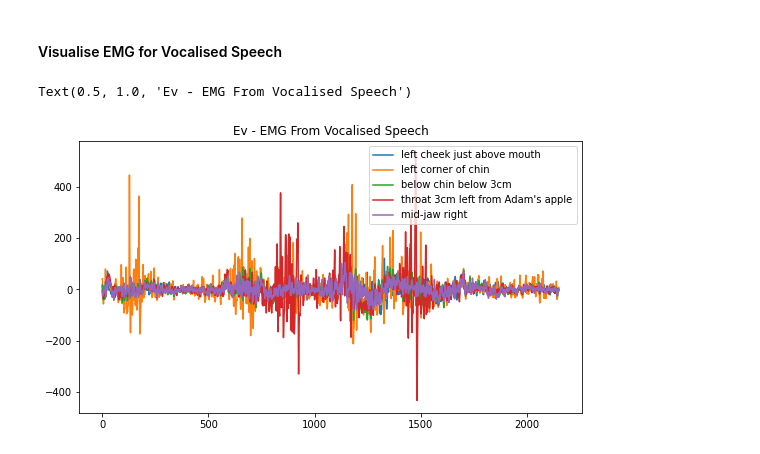
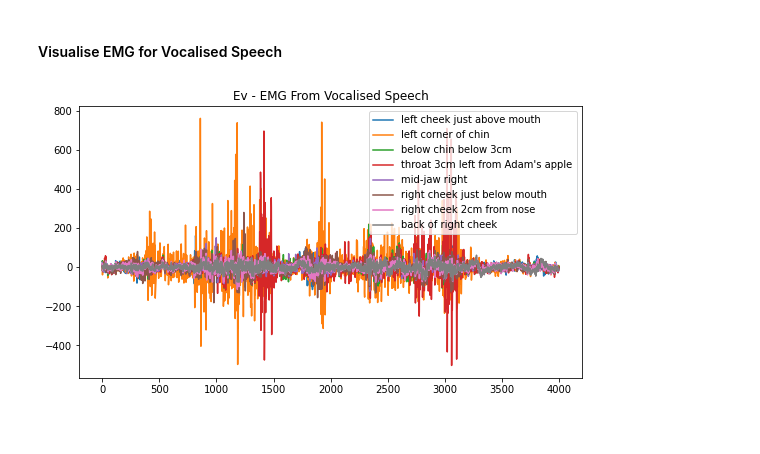
Before and after one commit to MiscellaneousStuff/silent_speech_analysis, a Jupyter notebook: dgaddy_analysis.ipynb, the cells around one changed output. Drawn from its saved outputs; the diff is of its cells as text; code cells hidden in the pictures.

Commit message:
Visualise Ev and Es recording for same sentence

```diff
--- a/dgaddy_analysis.ipynb
+++ b/dgaddy_analysis.ipynb
@@ -114,7 +114,7 @@ are calculated by the authors. Hopefully this is easy to resolve.
 # %% [markdown]
 #### Extract Dataset Information
 # %%
-#%cd silent_speech_analysis
+%cd ..
 !pwd
 
 import os, json, glob
@@ -133,6 +133,7 @@ def vocab_info(data_dir):
         cur_fname = os.path.join(data_dir, fname)
         with open(cur_fname) as f:
             info = json.loads(f.read())
+            info["recording_id"] = os.path.basename(cur_fname).split("_")[0]
             infos.append(info)
     return infos
 
@@ -385,7 +410,8 @@ def load_utterance(base_dir, index, limit_length=False, debug=False, text_align_
         emg[:,int(c)] = 0
         emg_orig[:,int(c)] = 0
 
-    emg_features = get_emg_features(emg, debug=True)
+    # emg_features = get_emg_features(emg, debug=True)
+    emg_features = get_emg_features(emg)
 
     mfccs, audio_discrete = load_audio(os.path.join(base_dir, f'{index}_audio_clean.flac'),
             max_frames=min(emg_features.shape[0], 800 if limit_length else float('inf')))
@@ -428,30 +472,9 @@ utterance
+# %%
+# Utterance format: mfccs, audio_discrete, emg_features, text, (book, sentence_index), phonemes, emg_orig
+
+# Load Ev mode EMG data
+voiced_utterance = load_utterance(voiced_dir, recording_idx)
 # %%
-fig, ax = plt.subplots()
-fig.set_size_inches(9, 5)
-
-emg_channel_labels = """left cheek just above mouth
-left corner of chin
-below chin below 3cm
-throat 3cm left from Adam's apple
-mid-jaw right
-right cheek just below mouth
-right cheek 2cm from nose
-back of right cheek""".split("\n")
-
-start_idx = 0
-end_idx = 8
-
-raw_emg = utterance[-1]
-channels = [raw_emg[:, i] for i in range(raw_emg.shape[1])]
-
-ignore_channels = [5, 6, 7]
-for i in range(start_idx, end_idx):
-    if i not in ignore_channels:
-        ax.plot(channels[i], label=emg_channel_labels[i])
-
-ax.legend()
-
-plt.title("Ev - EMG From Vocalised Speech")
+visualise_emg_raw(voiced_utterance[-1], "Ev - EMG From Vocalised Speech")
 # %% [output]
-Text(0.5, 1.0, 'Ev - EMG From Vocalised Speech')
-[figure, old version]
+[figure, new version]
```
Also changed, not shown: parts of 9 cells of this notebook.
